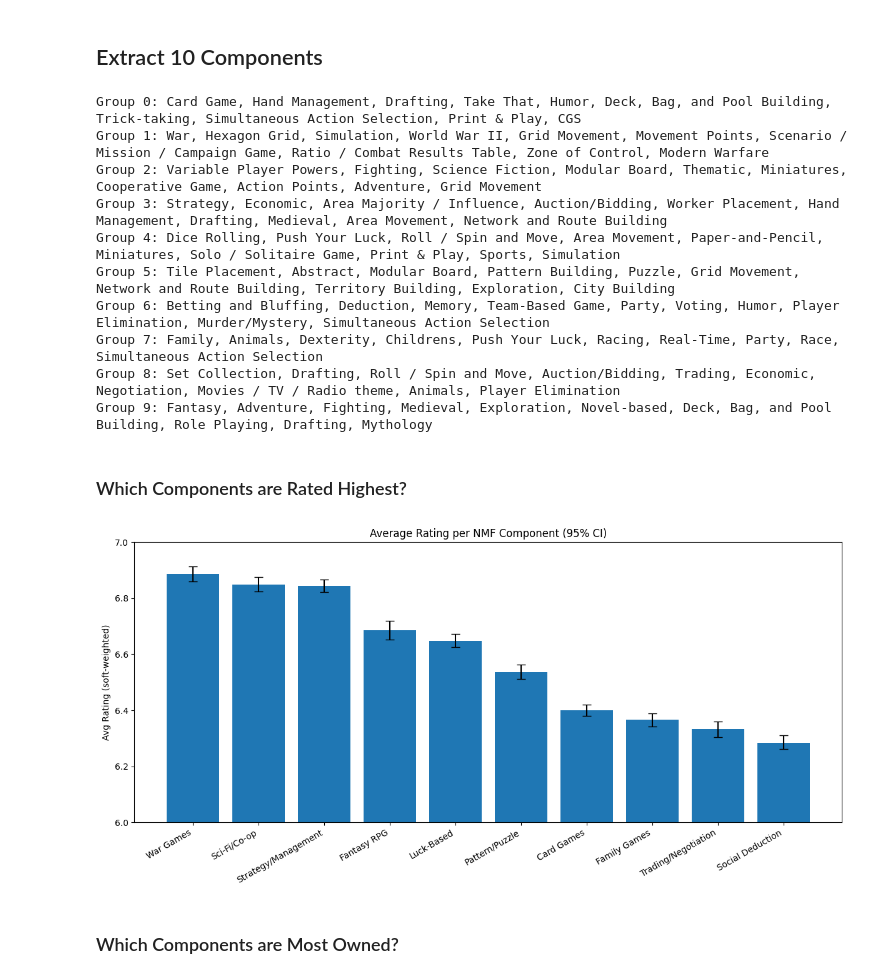
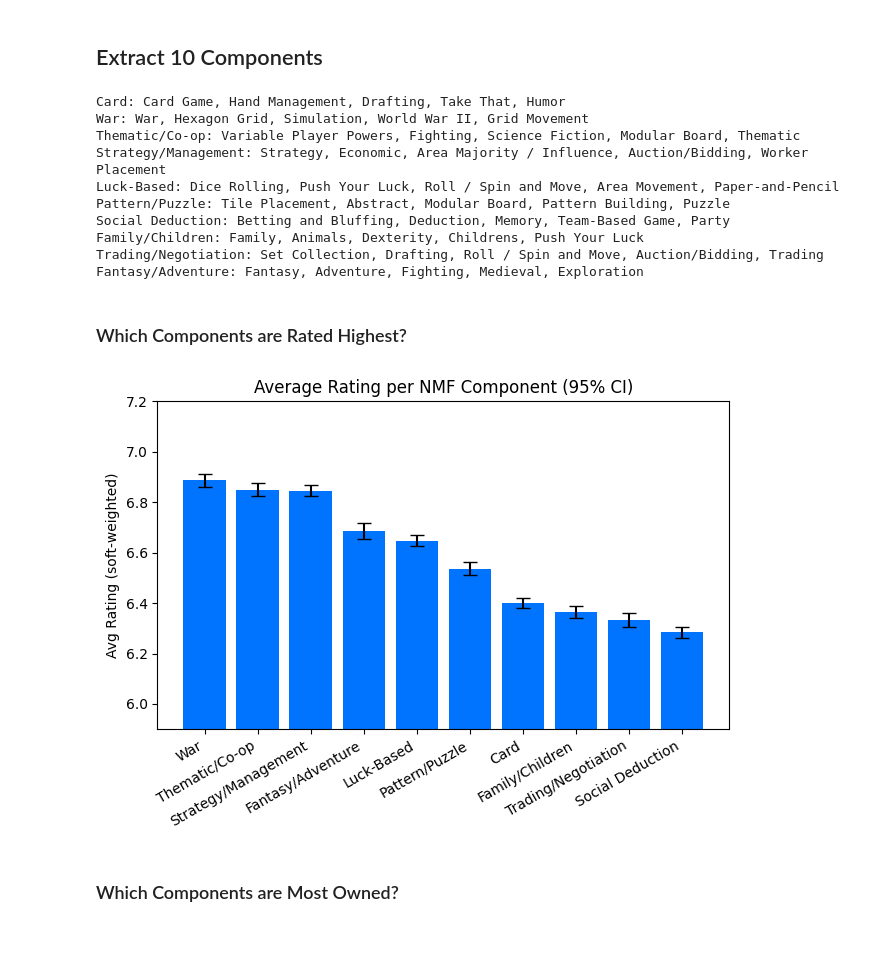
Before and after one commit to nathan-wheeler/boardgame-analysis, a Jupyter notebook: BGG_EDA.ipynb, the cells around one changed output. Saved outputs shown, nothing was run; the diff lists cells and outputs as text; code cells hidden in the pictures; blank space fills up the shorter version.

Commit message:
added summary powerpoint and made edits it notebook for presentation

```diff
--- a/BGG_EDA.ipynb
+++ b/BGG_EDA.ipynb
@@ -345,10 +488,10 @@ BestPlayers  -0.180257     1.000000
 # %%
 cat_cols = [col for col in games.columns if col.startswith("Cat:")]
 
-cat_df = games[["Name", "BGGId", "AvgRating", "NumOwned"] + cat_cols].copy()
+cat_df = games[["Name", "BGGId", "AvgRating", "NumOwned_Log"] + cat_cols].copy()
 cat_df.set_index("Name",inplace=True)
 cat_long = cat_df.melt(
-    id_vars=["BGGId", "AvgRating", "NumOwned"],
+    id_vars=["BGGId", "AvgRating", "NumOwned_Log"],
     value_vars=cat_cols,
     var_name="Category",
     value_name="Included"
@@ -574,7 +717,7 @@ Duplicate BGGIds: 0
 # %% [markdown]
 ### Generate Overall Dataset
 # %%
-overall_df = cat_df.merge(subcat, on ='BGGId',how = 'left').merge(themes, on ='BGGId',how = 'left').merge(mechanics, on ='BGGId',how = 'left')
+overall_df = cat_df.rename(columns={col: col.replace("Cat:", "") for col in cat_cols}).merge(subcat, on ='BGGId',how = 'left').merge(themes, on ='BGGId',how = 'left').merge(mechanics, on ='BGGId',how = 'left')
 overall_df.index = cat_df.index
 overall_df.head()
 # %% [output]
@@ -688,7 +841,7 @@ Percent of the Variance of NumOwned Explained: 0.263
 
 ## Determine Number of Groups to Extract
 # %%
-overall_NMF = overall_df.drop(columns=["BGGId", "AvgRating", "NumOwned"])
+overall_NMF = overall_df.drop(columns=["BGGId", "AvgRating", "NumOwned_Log"])
 
 error = []
 for k in range(1, 31):
@@ -712,23 +865,23 @@ nmf = NMF(n_components=n_components, init="nndsvd", random_state=123)
 W = nmf.fit_transform(overall_NMF)
 H = pd.DataFrame(nmf.components_, columns=overall_NMF.columns)
 
-top_features = H.apply(lambda row: row.nlargest(10).index.tolist(), axis=1)
+Component_Names = ["Card","War","Thematic/Co-op", "Strategy/Management", "Luck-Based", 'Pattern/Puzzle', "Social Deduction","Family/Children","Trading/Negotiation","Fantasy/Adventure"]
+
+top_features = H.apply(lambda row: row.nlargest(5).index.tolist(), axis=1)
 for i, features in enumerate(top_features):
     clean_names = [f.replace("Cat:", "") for f in features]
-    print(f"Group {i}: {', '.join(clean_names)}")
-
-Component_Names = ["Card Games","War Games","Sci-Fi/Co-op", "Strategy/Management", "Luck-Based", 'Pattern/Puzzle', "Social Deduction","Family Games","Trading/Negotiation","Fantasy RPG"]
+    print(f"{Component_Names[i]}: {', '.join(clean_names)}")
 # %% [output]
-Group 0: Card Game, Hand Management, Drafting, Take That, Humor, Deck, Bag, and Pool Building, Trick-taking, Simultaneous Action Selection, Print & Play, CGS
-Group 1: War, Hexagon Grid, Simulation, World War II, Grid Movement, Movement Points, Scenario / Mission / Campaign Game, Ratio / Combat Results Table, Zone of Control, Modern Warfare
-Group 2: Variable Player Powers, Fighting, Science Fiction, Modular Board, Thematic, Miniatures, Cooperative Game, Action Points, Adventure, Grid Movement
-Group 3: Strategy, Economic, Area Majority / Influence, Auction/Bidding, Worker Placement, Hand Management, Drafting, Medieval, Area Movement, Network and Route Building
-Group 4: Dice Rolling, Push Your Luck, Roll / Spin and Move, Area Movement, Paper-and-Pencil, Miniatures, Solo / Solitaire Game, Print & Play, Sports, Simulation
-Group 5: Tile Placement, Abstract, Modular Board, Pattern Building, Puzzle, Grid Movement, Network and Route Building, Territory Building, Exploration, City Building
-Group 6: Betting and Bluffing, Deduction, Memory, Team-Based Game, Party, Voting, Humor, Player Elimination, Murder/Mystery, Simultaneous Action Selection
-Group 7: Family, Animals, Dexterity, Childrens, Push Your Luck, Racing, Real-Time, Party, Race, Simultaneous Action Selection
-Group 8: Set Collection, Drafting, Roll / Spin and Move, Auction/Bidding, Trading, Economic, Negotiation, Movies / TV / Radio theme, Animals, Player Elimination
-Group 9: Fantasy, Adventure, Fighting, Medieval, Exploration, Novel-based, Deck, Bag, and Pool Building, Role Playing, Drafting, Mythology
+Card: Card Game, Hand Management, Drafting, Take That, Humor
+War: War, Hexagon Grid, Simulation, World War II, Grid Movement
+Thematic/Co-op: Variable Player Powers, Fighting, Science Fiction, Modular Board, Thematic
+Strategy/Management: Strategy, Economic, Area Majority / Influence, Auction/Bidding, Worker Placement
+Luck-Based: Dice Rolling, Push Your Luck, Roll / Spin and Move, Area Movement, Paper-and-Pencil
+Pattern/Puzzle: Tile Placement, Abstract, Modular Board, Pattern Building, Puzzle
+Social Deduction: Betting and Bluffing, Deduction, Memory, Team-Based Game, Party
+Family/Children: Family, Animals, Dexterity, Childrens, Push Your Luck
+Trading/Negotiation: Set Collection, Drafting, Roll / Spin and Move, Auction/Bidding, Trading
+Fantasy/Adventure: Fantasy, Adventure, Fighting, Medieval, Exploration
 # %% [markdown]
 ### Which Components are Rated Highest?
 # %%
@@ -738,37 +891,39 @@ boot_means = bootstrap_soft_averages(W, y)
 
 lower = np.percentile(boot_means, 2.5, axis=0)
 upper = np.percentile(boot_means, 97.5, axis=0)
 mean = np.mean(boot_means, axis=0)
 
 nmf_stats = pd.DataFrame({
     "Component": np.arange(n_components),
     "MeanRating": mean,
     "CI_Lower": lower,
     "CI_Upper": upper
 })
 
 nmf_stats = nmf_stats.sort_values("MeanRating", ascending=False)
+order_by_rating = nmf_stats["Component"].tolist()
 pos = np.arange(len(nmf_stats))
 
-plt.figure(figsize=(12, 6))
+plt.figure()
 plt.bar(
     pos,
     nmf_stats["MeanRating"],
     yerr=[
         nmf_stats["MeanRating"] - nmf_stats["CI_Lower"],
         nmf_stats["CI_Upper"] - nmf_stats["MeanRating"]
     ],
-    capsize=5
+    capsize=5,
+    color = '#0074ff'
 )
 sorted_names = [Component_Names[i] for i in nmf_stats["Component"]]
 plt.xticks(pos, sorted_names, rotation=30, ha='right')
 plt.ylabel("Avg Rating (soft-weighted)")
 plt.title("Average Rating per NMF Component (95% CI)")
 plt.tight_layout()
-plt.ylim(6,7)
+plt.ylim(5.9,7.2)
 plt.show()
 # %% [output]
-[figure, old version]
+[figure, new version]
 # %% [markdown]
 ### Which Components are Most Owned?
 # %%
```
Also changed, not shown: parts of 35 cells of this notebook, 1 other file.
